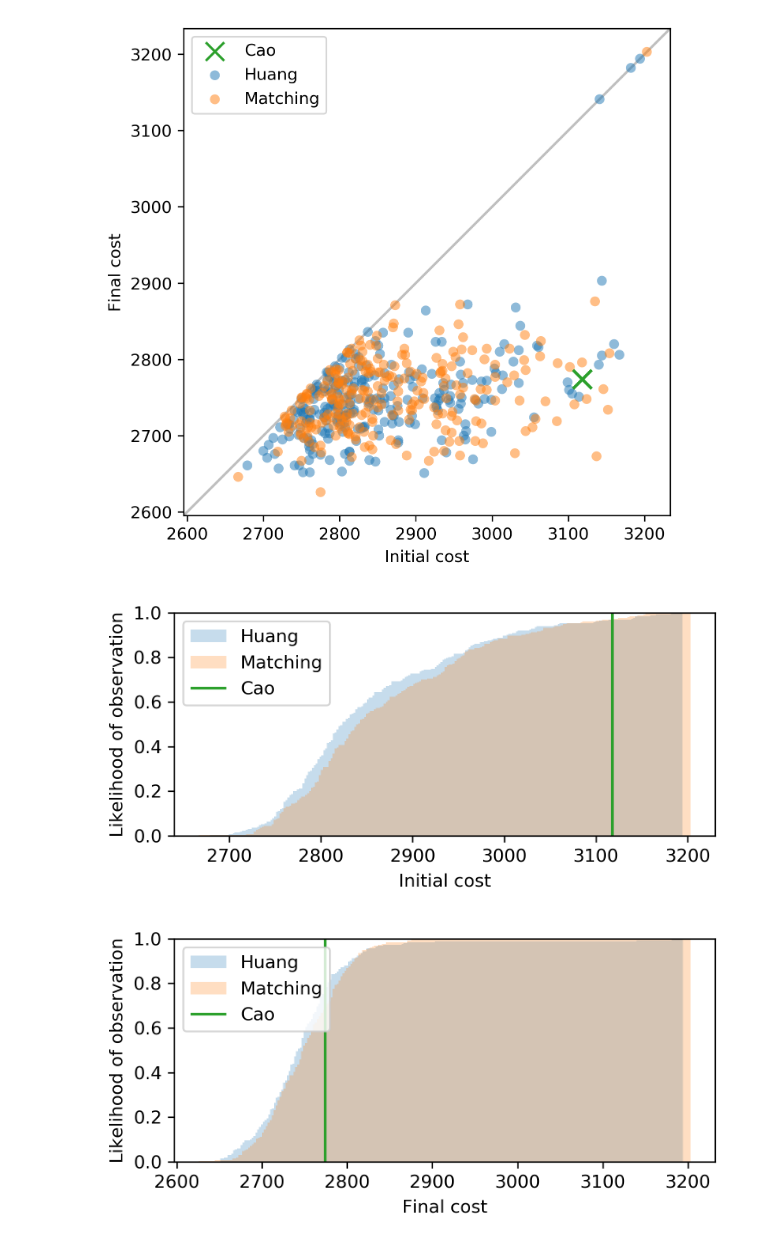
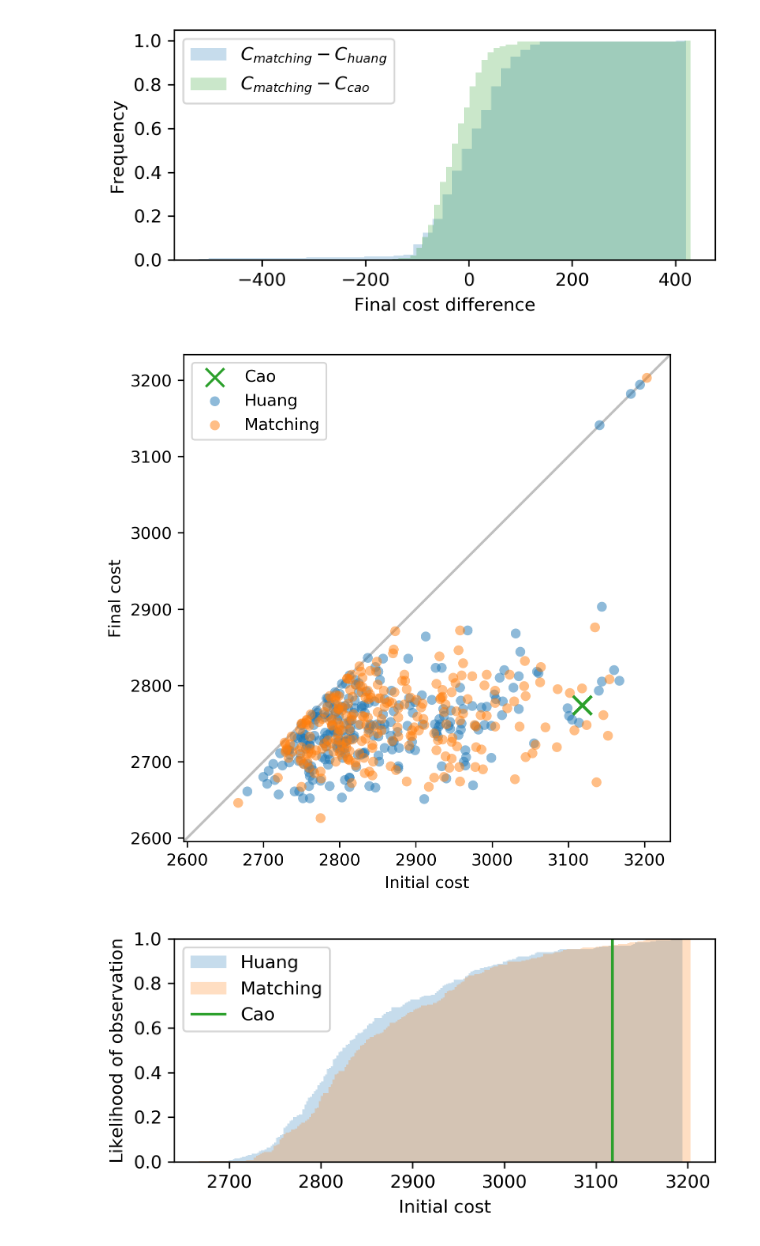
Before and after one commit to daffidwilde/kmodes-init-paper, a Jupyter notebook: nbs/plots.ipynb, the cells around one changed output. Drawn from its saved outputs; the diff is of its cells as text; code cells hidden in the pictures.

Commit message:
Add difference plots and update summary table.

```diff
--- a/nbs/plots.ipynb
+++ b/nbs/plots.ipynb
@@ -92,6 +92,40 @@ def empirical_cdf_plots(name, column, root, destination=None, nseeds=None):
     if destination is not None:
         plt.tight_layout()
         plt.savefig(destination + f"{name}_{column}_cdfplot.pdf", transparent=True)
+# %%
+def difference_plots(name, root, destination=None, nseeds=None):
+
+    """ Generate a histogram of the pairwise difference between
+    Huang's and the matching initialisation method's final costs. """
+
+    results = pd.read_csv(f"{root}{name}_results.csv")
+    if nseeds:
+        results = results[results["seed"] < nseeds]
+
+    fig, ax = plt.subplots(figsize=(5, 2.5), dpi=300)
+    matching = results[results["initialisation"] == "matching"]["final_cost"].values
+
+    for init in ("huang", "cao"):
+        opponent = results[results["initialisation"] == init]["final_cost"].values
+
+        ax.hist(
+            matching - opponent,
+            bins=50,
+            cumulative=True,
+            density=True,
+            color=method_colours[init],
+            alpha=0.25,
+            label="$C_{matching} - C_{" + init + "}$",
+        )
+
+    ax.set_xlabel("Final cost difference")
+    ax.set_ylabel("Frequency")
+
+    ax.legend()
+
+    if destination is not None:
+        plt.tight_layout()
+        plt.savefig(destination + f"{name}_difference_cdfplot.pdf", transparent=True)
 # %%
 def scatter_plots(name, root, destination=None, nseeds=None):
 
@@ -143,26 +202,28 @@ def scatter_plots(name, root, destination=None, nseeds=None):
 # %%
 nseeds = 250
 
 with open("../tex/repetitions.tex", "w") as f:
     f.write(str(nseeds))
 
 for root in (
     "elbow/",
     "nclasses/",
 ):
     for name in (
         "breast_cancer",
         "soybean",
         "mushroom",
         "nursery",
     ):
+        get_summary(name, f"../data/{root}", f"../tex/{root}", nseeds=nseeds)
+        difference_plots(name, f"../data/{root}", f"../img/{root}", nseeds=nseeds)
         scatter_plots(name, f"../data/{root}", destination=f"../img/{root}", nseeds=nseeds)
         for column in (
             "initial_cost",
             "final_cost",
         ):
             empirical_cdf_plots(name, column, f"../data/{root}", destination=f"../img/{root}", nseeds=nseeds)
 # %% [output]
-[figure, old version]
+[figure, new version]
-[figure, old version]
+[figure, new version]
-[figure, old version]
+[figure, new version]
```
Also changed, not shown: parts of 7 cells of this notebook, 34 other files.
